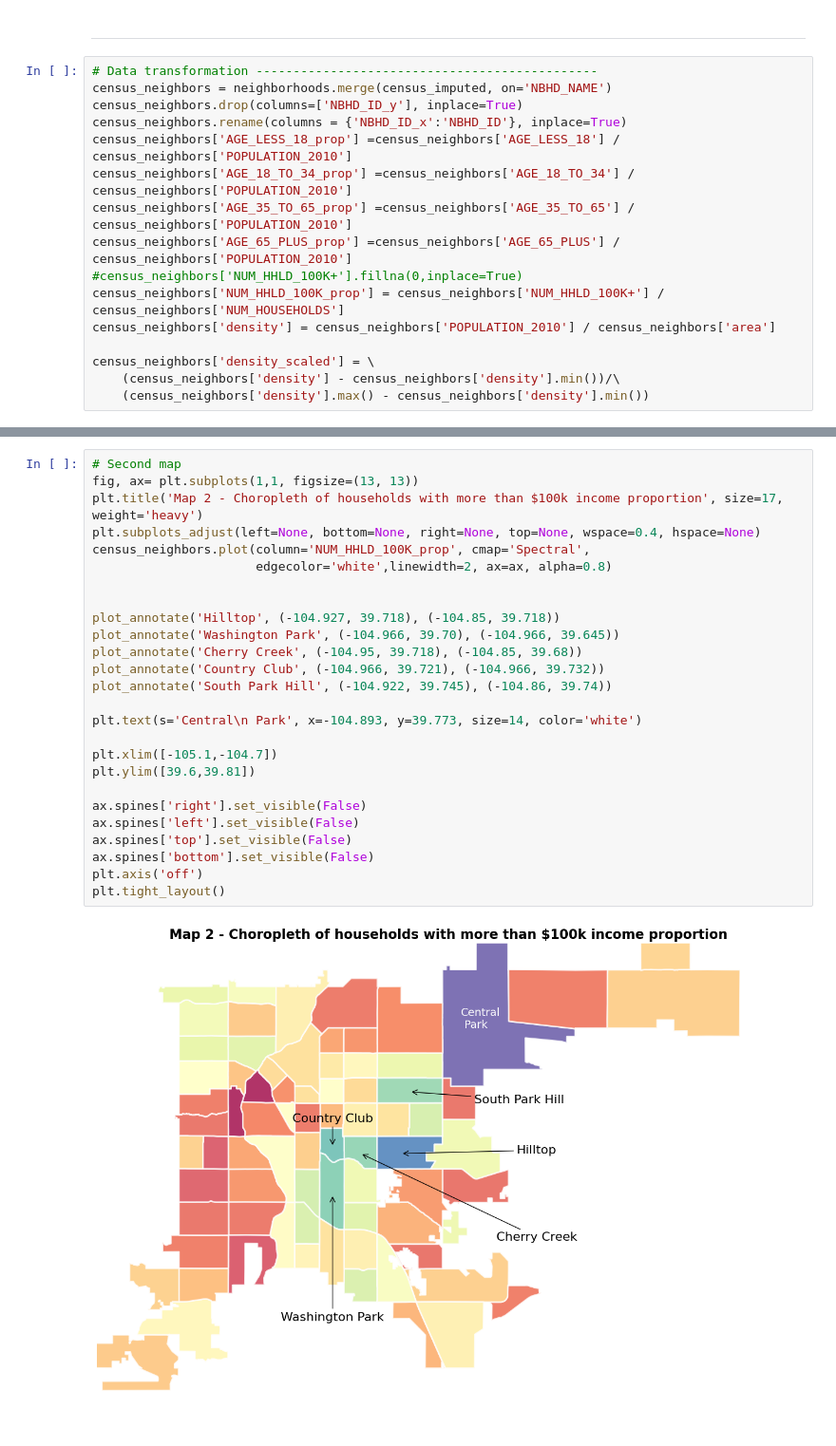
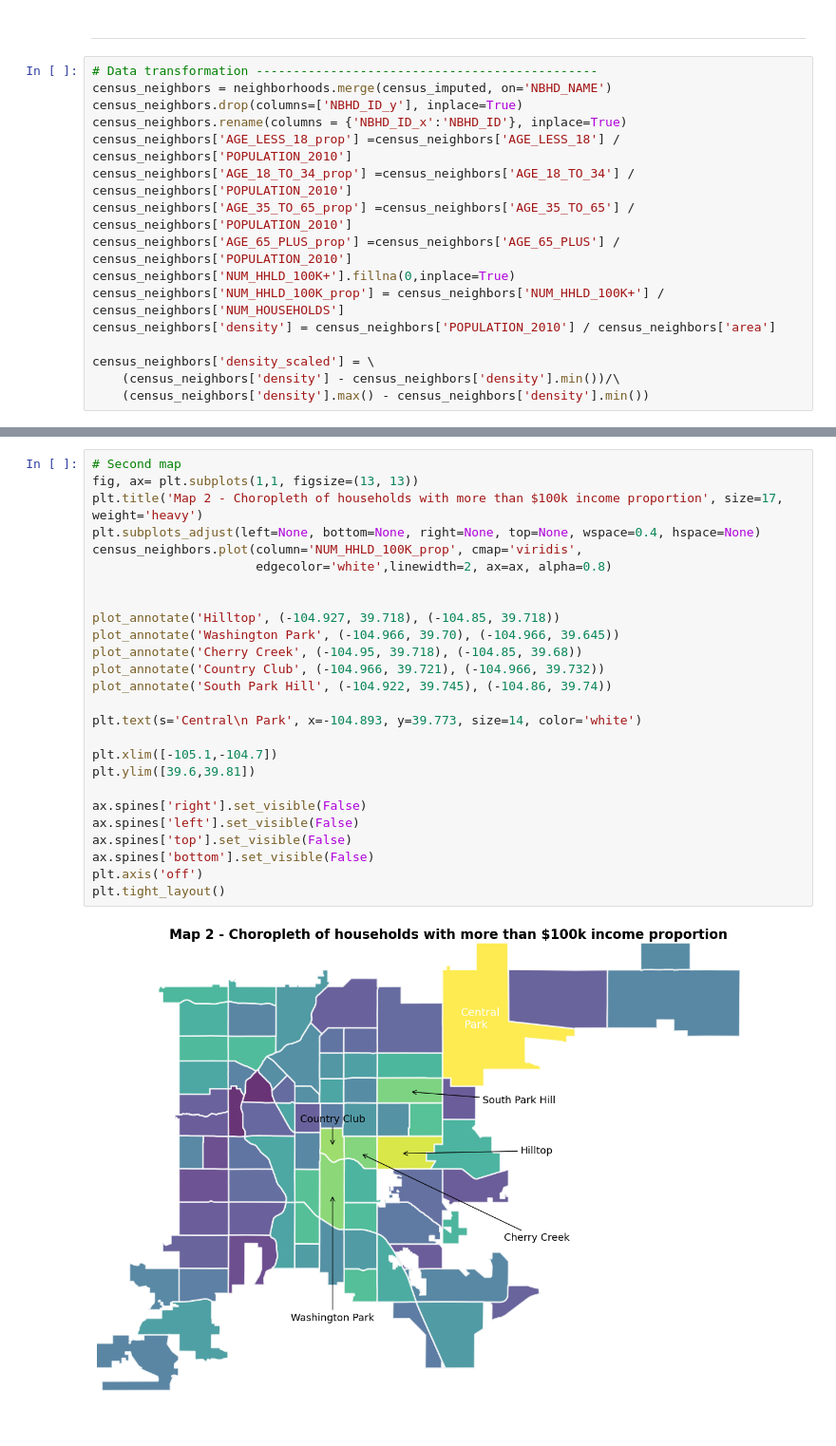
Before and after one commit to Swellisgood/data-virtuoso-python, a Jupyter notebook: coffeeshop/where_to_open_coffeeshop.ipynb, the cells around one changed output, grey strips where cells are left out. Shown: that part at 95% size. Saved outputs shown, nothing was run; the diff lists cells and outputs as text.

```diff
--- a/coffeeshop/where_to_open_coffeeshop.ipynb
+++ b/coffeeshop/where_to_open_coffeeshop.ipynb
@@ -46,7 +105,7 @@ census_neighbors['AGE_LESS_18_prop'] =census_neighbors['AGE_LESS_18'] / census_n
 census_neighbors['AGE_18_TO_34_prop'] =census_neighbors['AGE_18_TO_34'] / census_neighbors['POPULATION_2010']
 census_neighbors['AGE_35_TO_65_prop'] =census_neighbors['AGE_35_TO_65'] / census_neighbors['POPULATION_2010']
 census_neighbors['AGE_65_PLUS_prop'] =census_neighbors['AGE_65_PLUS'] / census_neighbors['POPULATION_2010']
-#census_neighbors['NUM_HHLD_100K+'].fillna(0,inplace=True)
+census_neighbors['NUM_HHLD_100K+'].fillna(0,inplace=True)
 census_neighbors['NUM_HHLD_100K_prop'] = census_neighbors['NUM_HHLD_100K+'] / census_neighbors['NUM_HOUSEHOLDS']
 census_neighbors['density'] = census_neighbors['POPULATION_2010'] / census_neighbors['area']
 
@@ -85,31 +145,31 @@ plt.tight_layout()
 # %%
 # Second map
 fig, ax= plt.subplots(1,1, figsize=(13, 13))
 plt.title('Map 2 - Choropleth of households with more than $100k income proportion', size=17, weight='heavy')
 plt.subplots_adjust(left=None, bottom=None, right=None, top=None, wspace=0.4, hspace=None)
-census_neighbors.plot(column='NUM_HHLD_100K_prop', cmap='Spectral',
+census_neighbors.plot(column='NUM_HHLD_100K_prop', cmap='viridis',
                       edgecolor='white',linewidth=2, ax=ax, alpha=0.8)
 
 
 plot_annotate('Hilltop', (-104.927, 39.718), (-104.85, 39.718))
 plot_annotate('Washington Park', (-104.966, 39.70), (-104.966, 39.645))
 plot_annotate('Cherry Creek', (-104.95, 39.718), (-104.85, 39.68))
 plot_annotate('Country Club', (-104.966, 39.721), (-104.966, 39.732))
 plot_annotate('South Park Hill', (-104.922, 39.745), (-104.86, 39.74))
 
 plt.text(s='Central\n Park', x=-104.893, y=39.773, size=14, color='white')
 
 plt.xlim([-105.1,-104.7])
 plt.ylim([39.6,39.81])
 
 ax.spines['right'].set_visible(False)
 ax.spines['left'].set_visible(False)
 ax.spines['top'].set_visible(False)
 ax.spines['bottom'].set_visible(False)
 plt.axis('off')
 plt.tight_layout()
 # %% [output]
-[figure, old version]
+[figure, new version]
 # %%
 fig, ax= plt.subplots(1,1, figsize=(13, 13))
 
```
Also changed, not shown: parts of 20 cells of this notebook.
